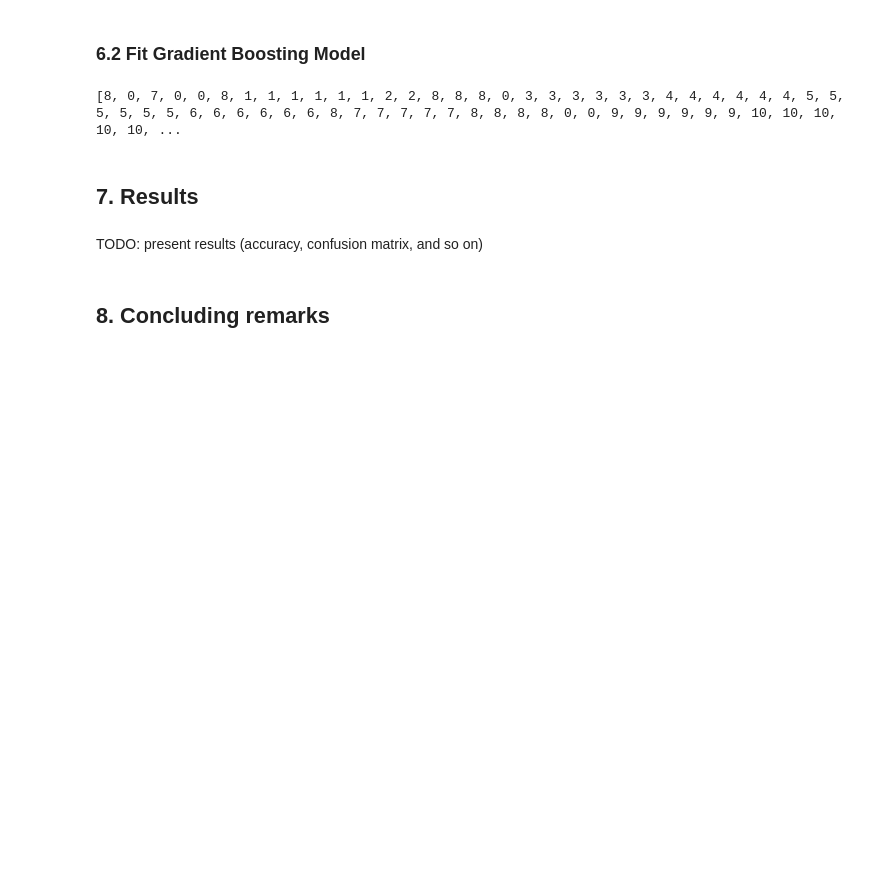
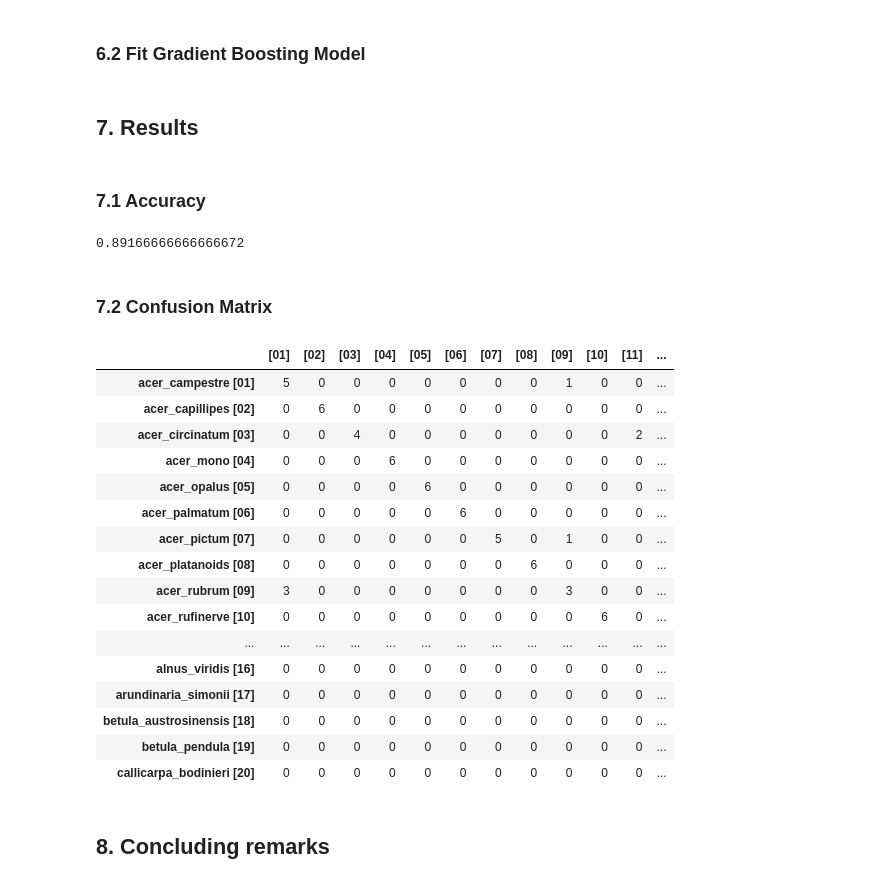
Before and after one commit to Larissa13/MAC5749, a Jupyter notebook: projects/group3/Group3.ipynb, the cells around one changed output. Drawn from its saved outputs; the diff is of its cells as text; code cells hidden in the pictures; blank space fills up the shorter version.

Commit message:
add accuracy and confusion matrix

```diff
--- a/projects/group3/Group3.ipynb
+++ b/projects/group3/Group3.ipynb
@@ -583,16 +589,43 @@ num_round = 200  # the number of training iterations
 bst = xgb.train(param, dtrain, num_round)
 
 preds = bst.predict(dtest)
-
-best_choice = [ p.argmax() for p in preds ]
-
-print(best_choice)
+preds = [p.argmax() for p in preds]
-# %% [output]
-[8, 0, 7, 0, 0, 8, 1, 1, 1, 1, 1, 1, 2, 2, 8, 8, 8, 0, 3, 3, 3, 3, 3, 3, 4, 4, 4, 4, 4, 4, 5, 5, 5, 5, 5, 5, 6, 6, 6, 6, 6, 6, 8, 7, 7, 7, 7, 7, 8, 8, 8, 8, 0, 0, 9, 9, 9, 9, 9, 9, 10, 10, 10, 10, 10, ...
 # %% [markdown]
 ## 7. Results
-# %% [markdown]
-TODO: present results (accuracy, confusion matrix, and so on)
+# %% [markdown]
+### 7.1 Accuracy
+# %%
+accuracy_score(testtarget, preds)
+# %% [output]
+0.89166666666666672
+# %% [markdown]
+### 7.2 Confusion Matrix
+# %%
+cm = confusion_matrix(testtarget, preds)
+class_id = [str(i).zfill(2) for i in range(1, 21)]
+
+cmdf = pandas.DataFrame(cm)
+cmdf.columns = [ "[" + ci + "]" for ci in class_id]
+cmdf.index = [name + " [" + class_id[idx] + "]" for idx, name in enumerate(dataset["species_name"].unique())]
+display(cmdf)
+# %% [output]
+|  | [01] | [02] | [03] | [04] | [05] | [06] | [07] | [08] | [09] | [10] | [11] | ... |
+| acer_campestre [01] | 5 | 0 | 0 | 0 | 0 | 0 | 0 | 0 | 1 | 0 | 0 | ... |
+| acer_capillipes [02] | 0 | 6 | 0 | 0 | 0 | 0 | 0 | 0 | 0 | 0 | 0 | ... |
+| acer_circinatum [03] | 0 | 0 | 4 | 0 | 0 | 0 | 0 | 0 | 0 | 0 | 2 | ... |
+| acer_mono [04] | 0 | 0 | 0 | 6 | 0 | 0 | 0 | 0 | 0 | 0 | 0 | ... |
+| acer_opalus [05] | 0 | 0 | 0 | 0 | 6 | 0 | 0 | 0 | 0 | 0 | 0 | ... |
+| acer_palmatum [06] | 0 | 0 | 0 | 0 | 0 | 6 | 0 | 0 | 0 | 0 | 0 | ... |
+| acer_pictum [07] | 0 | 0 | 0 | 0 | 0 | 0 | 5 | 0 | 1 | 0 | 0 | ... |
+| acer_platanoids [08] | 0 | 0 | 0 | 0 | 0 | 0 | 0 | 6 | 0 | 0 | 0 | ... |
+| acer_rubrum [09] | 3 | 0 | 0 | 0 | 0 | 0 | 0 | 0 | 3 | 0 | 0 | ... |
+| acer_rufinerve [10] | 0 | 0 | 0 | 0 | 0 | 0 | 0 | 0 | 0 | 6 | 0 | ... |
+| ... | ... | ... | ... | ... | ... | ... | ... | ... | ... | ... | ... | ... |
+| alnus_viridis [16] | 0 | 0 | 0 | 0 | 0 | 0 | 0 | 0 | 0 | 0 | 0 | ... |
+| arundinaria_simonii [17] | 0 | 0 | 0 | 0 | 0 | 0 | 0 | 0 | 0 | 0 | 0 | ... |
+| betula_austrosinensis [18] | 0 | 0 | 0 | 0 | 0 | 0 | 0 | 0 | 0 | 0 | 0 | ... |
+| betula_pendula [19] | 0 | 0 | 0 | 0 | 0 | 0 | 0 | 0 | 0 | 0 | 0 | ... |
+| callicarpa_bodinieri [20] | 0 | 0 | 0 | 0 | 0 | 0 | 0 | 0 | 0 | 0 | 0 | ... |
 # %% [markdown]
 ## 8. Concluding remarks
 # %% [markdown]
```
Also changed, not shown: parts of 3 cells of this notebook.
